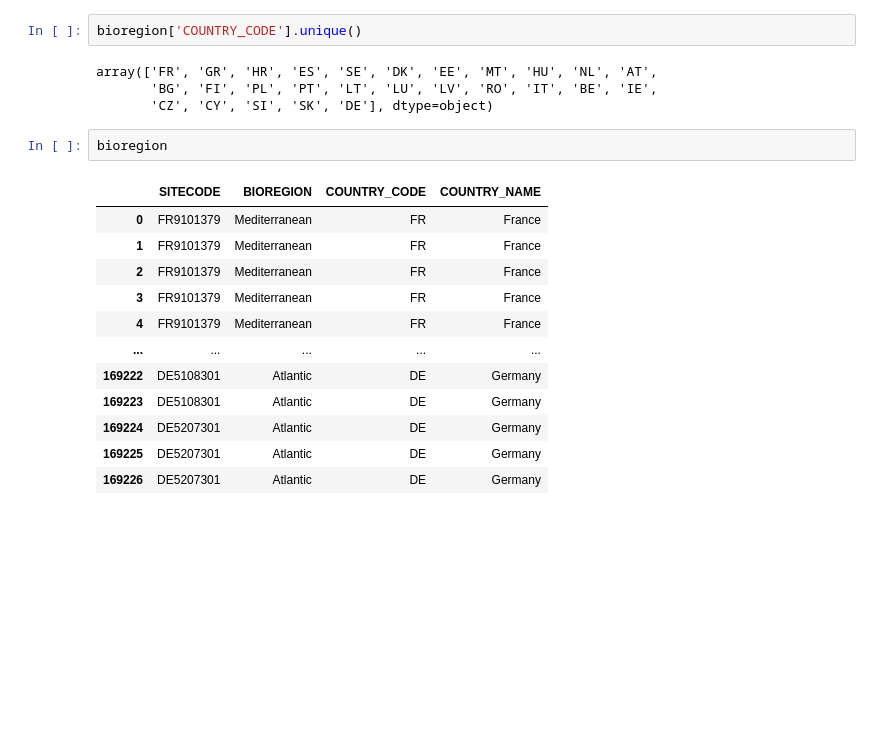
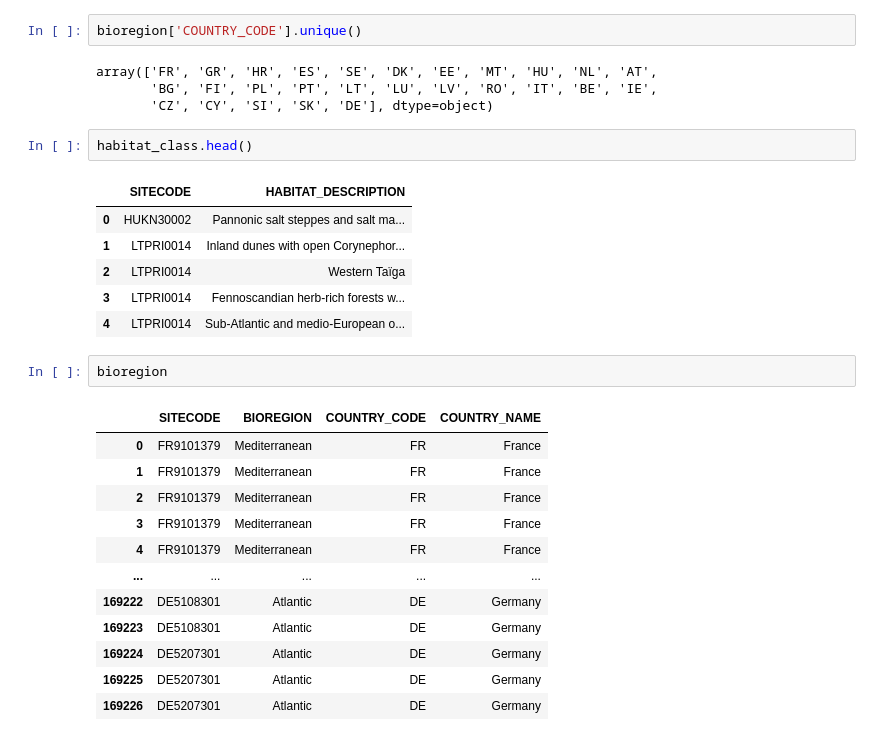
Before and after one commit to amelietatin/plcc_web_dev, a Jupyter notebook: notebooks/pa_infos_steckbrief_app.ipynb, the cells around one changed output. Cells and saved outputs as stored; diff of their text form; blank space fills up the shorter version.

```diff
--- a/notebooks/pa_infos_steckbrief_app.ipynb
+++ b/notebooks/pa_infos_steckbrief_app.ipynb
@@ -166,6 +183,15 @@ bioregion['COUNTRY_CODE'].unique()
 array(['FR', 'GR', 'HR', 'ES', 'SE', 'DK', 'EE', 'MT', 'HU', 'NL', 'AT',
        'BG', 'FI', 'PL', 'PT', 'LT', 'LU', 'LV', 'RO', 'IT', 'BE', 'IE',
        'CZ', 'CY', 'SI', 'SK', 'DE'], dtype=object)
+# %%
+habitat_class.head()
+# %% [output]
+|  | SITECODE | HABITAT_DESCRIPTION |
+| 0 | HUKN30002 | Pannonic salt steppes and salt ma... |
+| 1 | LTPRI0014 | Inland dunes with open Corynephor... |
+| 2 | LTPRI0014 | Western Taïga |
+| 3 | LTPRI0014 | Fennoscandian herb-rich forests w... |
+| 4 | LTPRI0014 | Sub-Atlantic and medio-European o... |
 # %%
 bioregion
 # %% [output]
```
Also changed, not shown: parts of 1 cell of this notebook, 7 other files.
